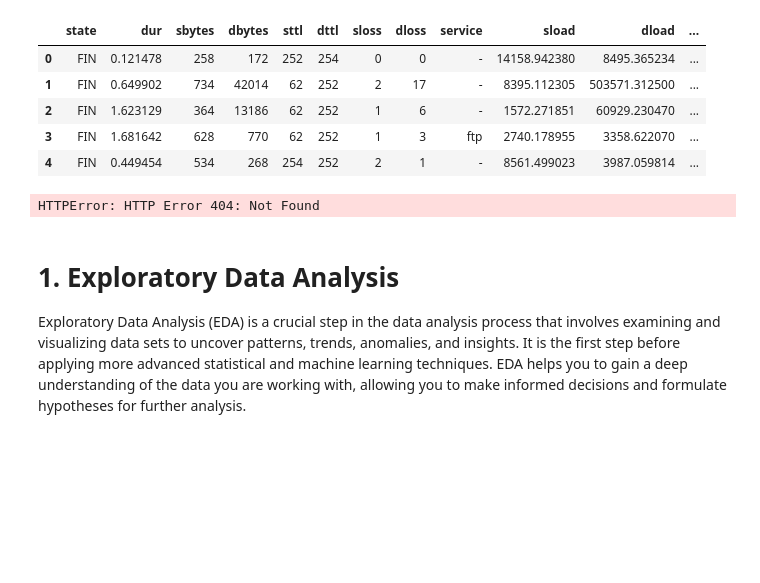
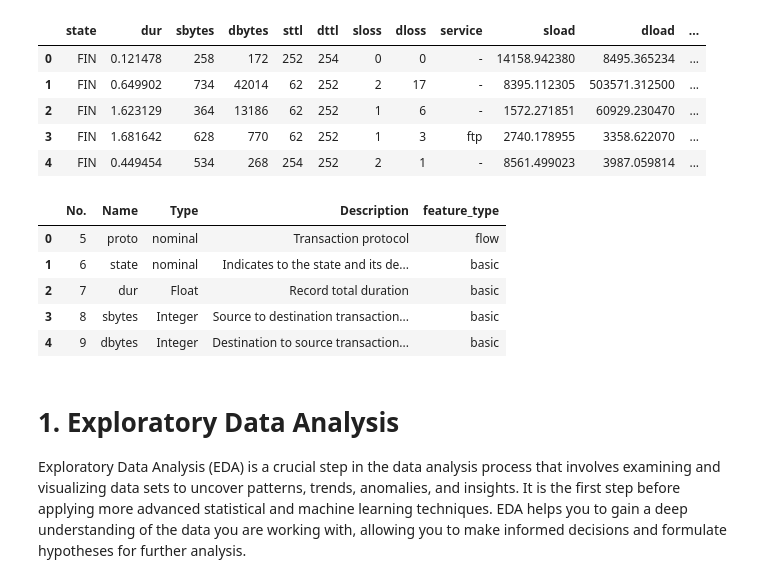
Before and after one commit to shafiqIrv/Tucil2_AI, a Jupyter notebook: K19___EDA_Assignment_(Tucil_2).ipynb, the cells around one changed output. Saved outputs shown, nothing was run; the diff lists cells and outputs as text; code cells hidden in the pictures; blank space fills up the shorter version.

```diff
--- a/K19___EDA_Assignment_(Tucil_2).ipynb
+++ b/K19___EDA_Assignment_(Tucil_2).ipynb
@@ -36,19 +37,33 @@ df.head()
 | 3 | FIN | 1.681642 | 628 | 770 | 62 | 252 | 1 | 3 | ftp | 2740.178955 | 3358.622070 | ... |
 | 4 | FIN | 0.449454 | 534 | 268 | 254 | 252 | 2 | 1 | - | 8561.499023 | 3987.059814 | ... |
 # %%
-# Baca File
+# baca File Local
+
+
+# Baca File Online
 df_additional_features = pd.read_csv('https://drive.google.com/uc?id=1taseKIHMVlt_6Kv-4r1PQmZaHE4ih7hR')
 df_basic_features = pd.read_csv('https://drive.google.com/uc?id=1lVY2fg-dLYeNYNiJNDawummPbLzS3GzJ')
 df_content_features = pd.read_csv('https://drive.google.com/uc?id=1IcMvL5GIl0L4F1XXHg3lZu3zlv9O1nYm')
 df_flow_features = pd.read_csv('https://drive.google.com/uc?id=1u0UT7sYePMbbxib7uQn9xE__zbDejEqB')
 df_labels = pd.read_csv('https://drive.google.com/uc?id=1ZabiKDL24eV4AArPrCmACBz0tas1OY66')
 df_time_features = pd.read_csv('https://drive.google.com/uc?id=1Tl7ROJa4FQYageJgdX-zJX3XpnhDkxwt')
-df_unsw_nb15_features = pd.read_csv('https://drive.google.com/uc?id=1_a0J2q00N8F4MkQqZB1emGleaQOt2t7Ms')
+df_unsw_nb15_features = pd.read_csv('https://drive.google.com/uc?id=1_a0J2q00N8F4MkQqZB1emGleaQOt2t7M')
 
 
 df_additional_features.head()
+df_basic_features.head()
+df_content_features.head()
+df_flow_features.head()
+df_labels.head()
+df_time_features.head()
+df_unsw_nb15_features.head()
 # %% [output]
-HTTPError: HTTP Error 404: Not Found
+|  | No. | Name | Type | Description | feature_type |
+| 0 | 5 | proto | nominal | Transaction protocol | flow |
+| 1 | 6 | state | nominal | Indicates to the state and its de... | basic |
+| 2 | 7 | dur | Float | Record total duration | basic |
+| 3 | 8 | sbytes | Integer | Source to destination transaction... | basic |
+| 4 | 9 | dbytes | Integer | Destination to source transaction... | basic |
 # %% [markdown]
 # 1. Exploratory Data Analysis
 
```
Also changed, not shown: parts of 4 cells of this notebook.
